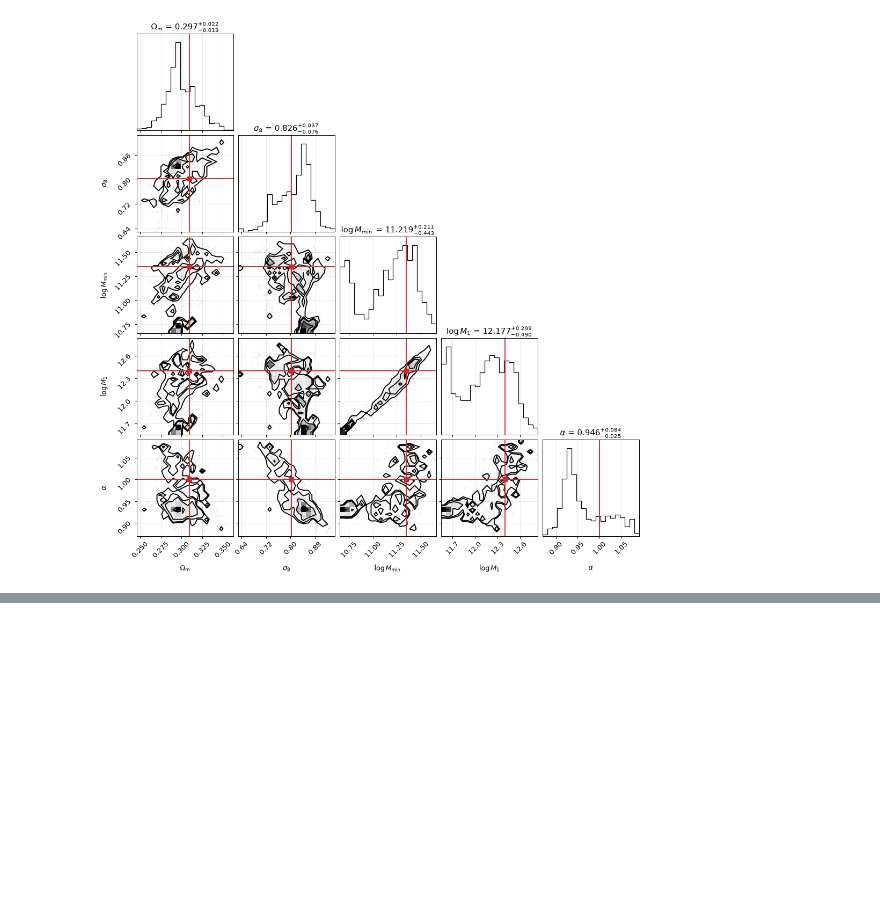
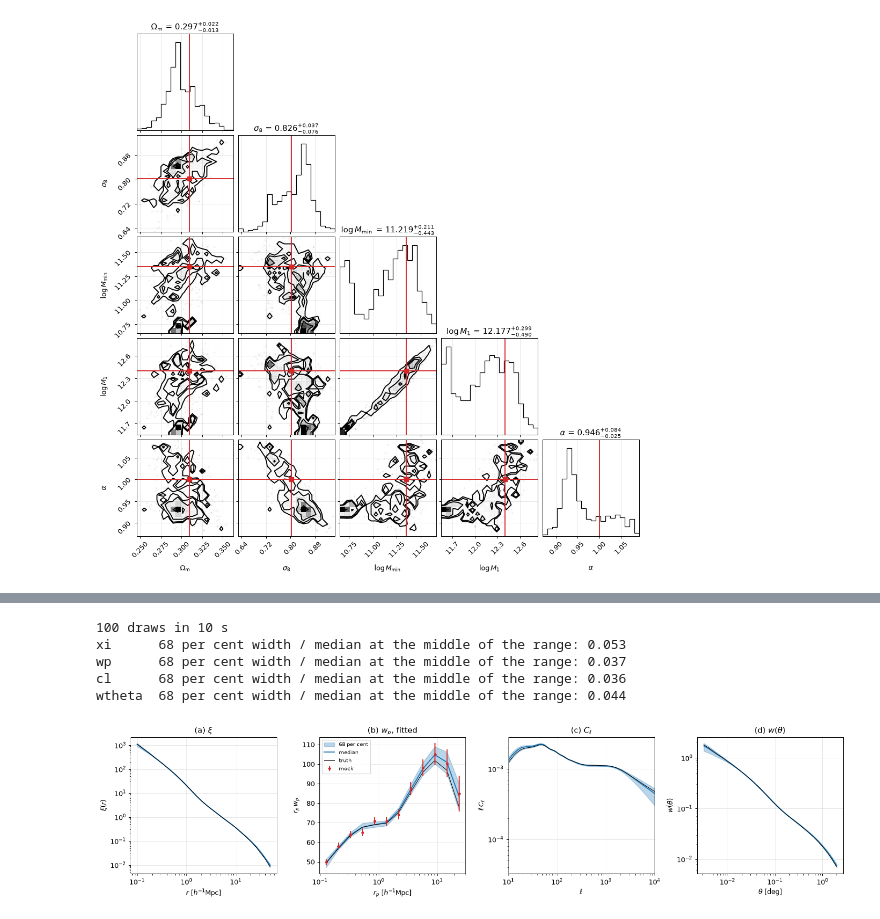
Before and after one commit to JohanComparat/ggah_mod, a Jupyter notebook: docs/notebooks/fit_wp.ipynb, the cells around one changed output, grey strips where cells are left out. Drawn from its saved outputs; the diff is of its cells as text; code cells hidden in the pictures; blank space fills up the shorter version.

```diff
--- a/docs/notebooks/fit_wp.ipynb
+++ b/docs/notebooks/fit_wp.ipynb
@@ -347,0 +475,34 @@ sigma8 = 0.813 +- 0.054  (truth 0.803)
+# %%
+draws = chain[np.linspace(0, len(chain) - 1, 100).astype(int)]
+t0 = time.perf_counter()
+post = [predict[True](jnp.asarray(d)) for d in draws]
+post = {key: np.array([np.asarray(p[key]) for p in post]) for key in post[0]}
+truth = {key: np.asarray(v) for key, v in predict[True](jnp.asarray(THETA_TRUE)).items()}
+print(f"{len(draws)} draws in {time.perf_counter() - t0:.0f} s")
+
+x_of = {"xi": R, "wp": RP, "cl": ELL, "wtheta": DEG}
+scale = {"xi": 1.0, "wp": RP, "cl": ELL, "wtheta": 1.0}
+fig, ax = plt.subplots(1, 4, figsize=(16.0, 3.9))
+for a, key in zip(ax, x_of):
+    lo, med, hi = np.percentile(post[key], [16, 50, 84], axis=0) * scale[key]
+    a.fill_between(x_of[key], lo, hi, color="C0", alpha=0.3, label="68 per cent")
+    a.plot(x_of[key], med, "C0", label="median")
+    a.plot(x_of[key], truth[key] * scale[key], "k", lw=0.8, label="truth")
+    a.set_xscale("log")
+    i0 = np.argmin(np.abs(x_of[key] - np.sqrt(x_of[key][0] * x_of[key][-1])))
+    print(f"{key:7s} 68 per cent width / median at the middle of the range: "
+          f"{(hi[i0] - lo[i0]) / med[i0]:.3f}")
+ax[1].errorbar(RP, RP * data, RP * err, fmt="o", ms=3, color="C3", label="mock")
+ax[0].set(yscale="log", xlabel=r"$r\ [h^{-1}{\rm Mpc}]$", ylabel=r"$\xi(r)$", title=r"(a) $\xi$")
+ax[1].set(xlabel=r"$r_p\ [h^{-1}{\rm Mpc}]$", ylabel=r"$r_p\,w_p$", title=r"(b) $w_p$, fitted")
+ax[2].set(yscale="log", xlim=(10, 1e4), xlabel=r"$\ell$", ylabel=r"$\ell\,C_\ell$", title=r"(c) $C_\ell$")
+ax[3].set(yscale="log", xlabel=r"$\theta$ [deg]", ylabel=r"$w(\theta)$", title=r"(d) $w(\theta)$")
+ax[1].legend(fontsize=8)
+fig.tight_layout()
+# %% [output]
+100 draws in 10 s
+xi      68 per cent width / median at the middle of the range: 0.053
+wp      68 per cent width / median at the middle of the range: 0.037
+cl      68 per cent width / median at the middle of the range: 0.036
+wtheta  68 per cent width / median at the middle of the range: 0.044
+[figure, added]
```
Also changed, not shown: parts of 16 cells of this notebook, 40 other files.
